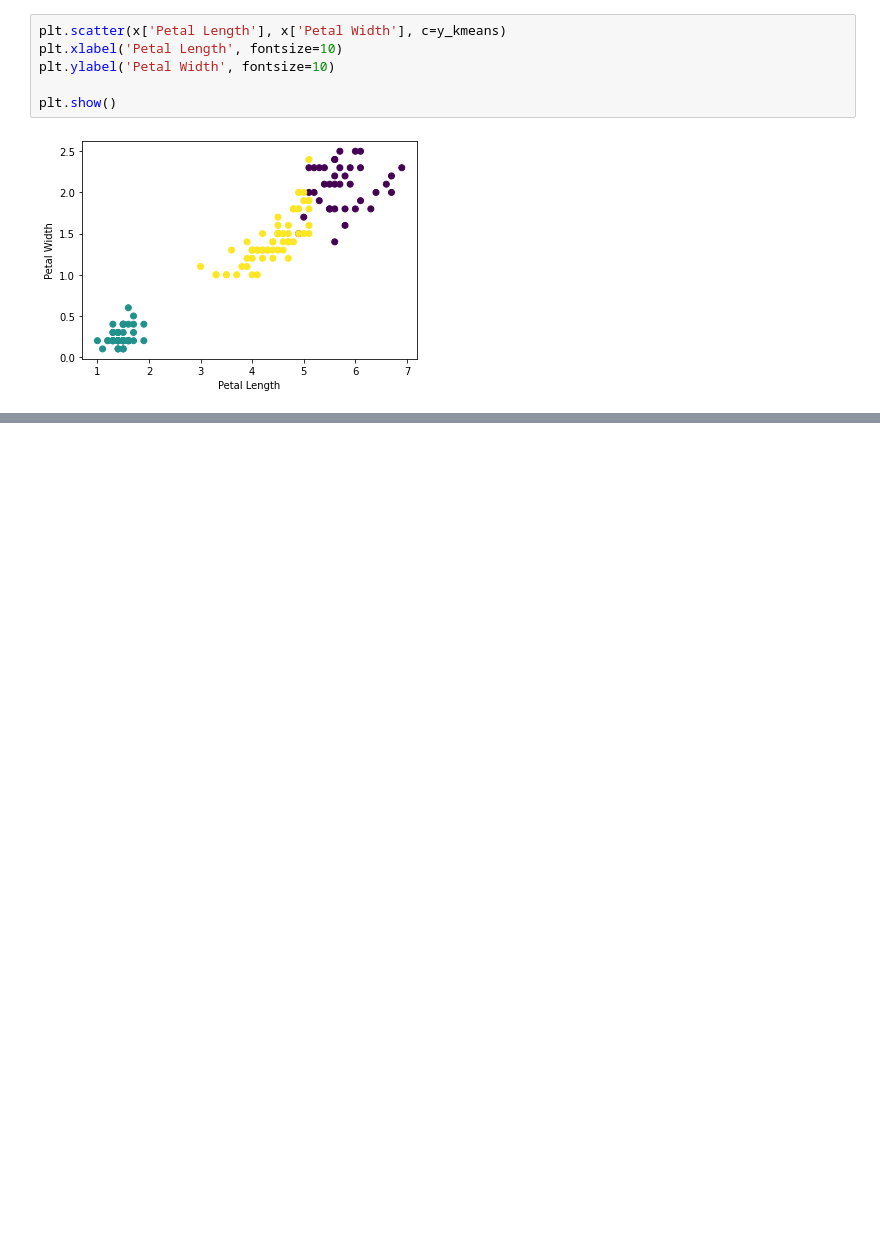
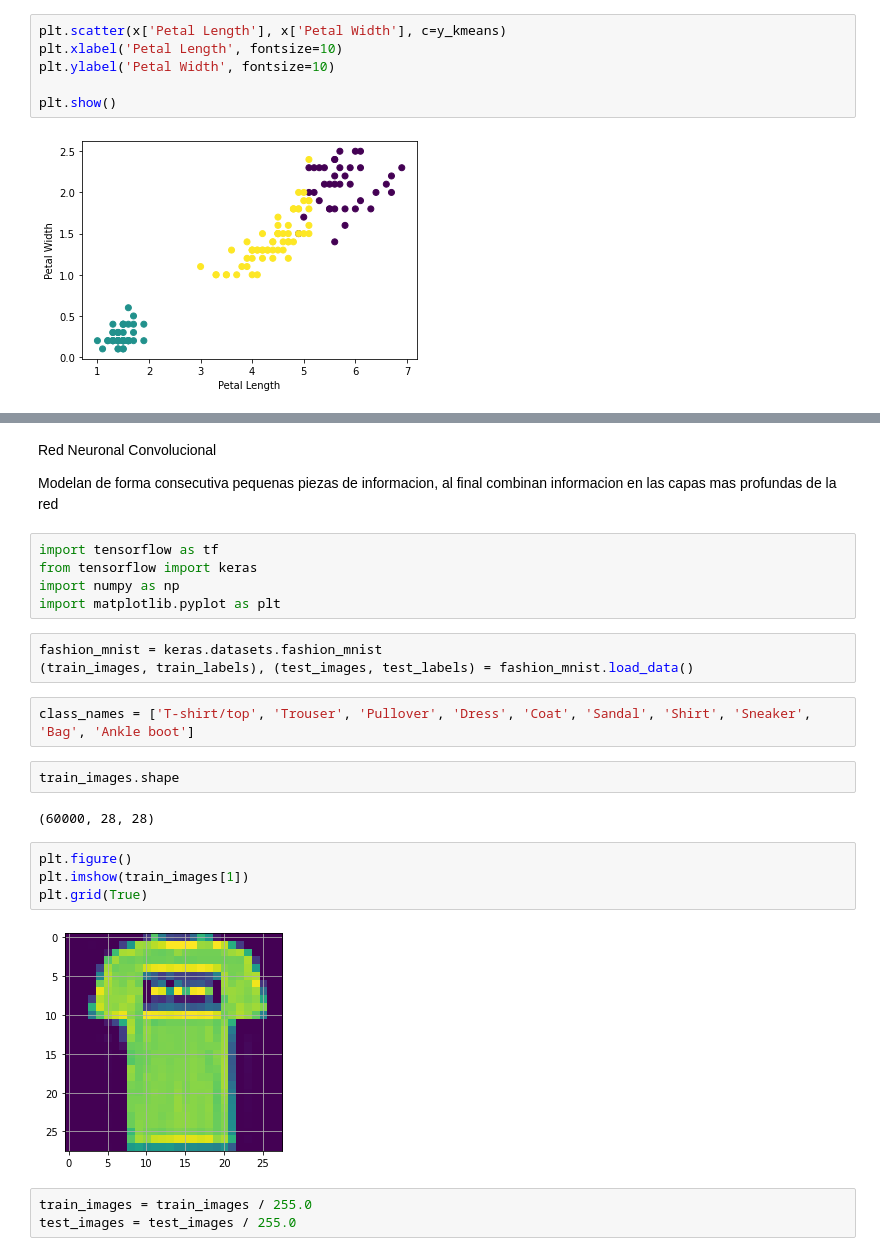
Before and after one commit to ovillegasb/Machine_Learning, a Jupyter notebook: Fundamentos_Machine_Learning.ipynb, the cells around one changed output, grey strips where cells are left out. Saved outputs shown, nothing was run; the diff lists cells and outputs as text; blank space fills up the shorter version.

Commit message:
Practice using tensorflow

```diff
--- a/Fundamentos_Machine_Learning.ipynb
+++ b/Fundamentos_Machine_Learning.ipynb
@@ -502,0 +521,27 @@ plt.show()
+# %% [markdown]
+Red Neuronal Convolucional
+
+Modelan de forma consecutiva pequenas piezas de informacion, al final combinan informacion en las capas mas profundas de la red
+# %%
+import tensorflow as tf
+from tensorflow import keras
+import numpy as np
+import matplotlib.pyplot as plt
+# %%
+fashion_mnist = keras.datasets.fashion_mnist
+(train_images, train_labels), (test_images, test_labels) = fashion_mnist.load_data()
+# %%
+class_names = ['T-shirt/top', 'Trouser', 'Pullover', 'Dress', 'Coat', 'Sandal', 'Shirt', 'Sneaker', 'Bag', 'Ankle boot']
+# %%
+train_images.shape
+# %% [output]
+(60000, 28, 28)
+# %%
+plt.figure()
+plt.imshow(train_images[1])
+plt.grid(True)
+# %% [output]
+[figure, added]
+# %%
+train_images = train_images / 255.0
+test_images = test_images / 255.0
```
Also changed, not shown: parts of 10 cells of this notebook.
